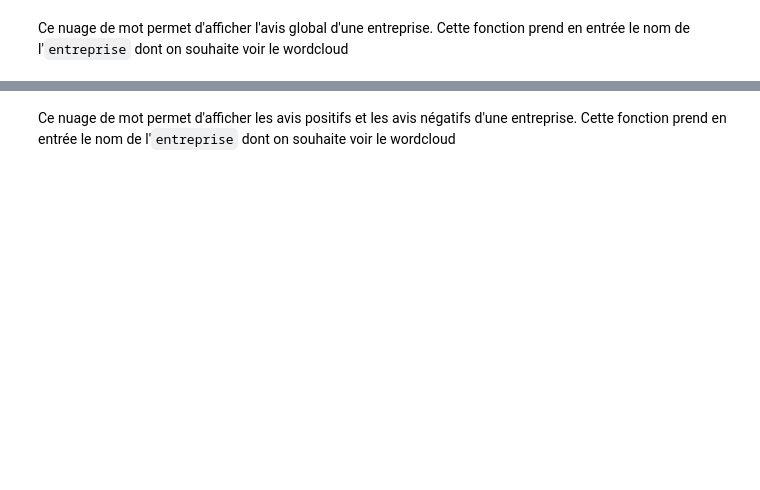
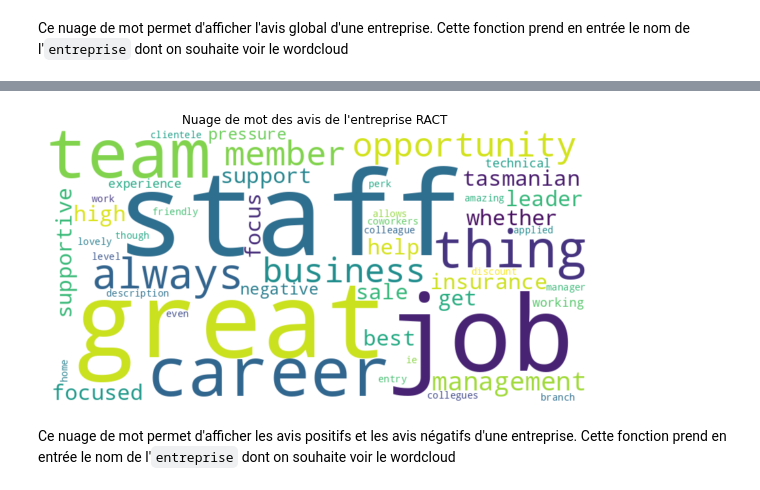
Before and after one commit to fmezirard/TAL, a Jupyter notebook: TraitementReview.ipynb, the cells around one changed output, grey strips where cells are left out. Drawn from its saved outputs; the diff is of its cells as text; code cells hidden in the pictures; blank space fills up the shorter version.

```diff
--- a/TraitementReview.ipynb
+++ b/TraitementReview.ipynb
@@ -176,3 +179,7 @@ nuage_de_mots("Police Credit Union")
+# %%
+nuage_de_mots("RACT")
+# %% [output]
+[figure, added]
 # %% [markdown]
 Ce nuage de mot permet d'afficher les avis positifs et les avis négatifs  d'une entreprise. Cette fonction prend en entrée le nom de l'`entreprise` dont on souhaite voir le wordcloud
 # %%
```
Also changed, not shown: parts of 11 cells of this notebook, 10 other files.
